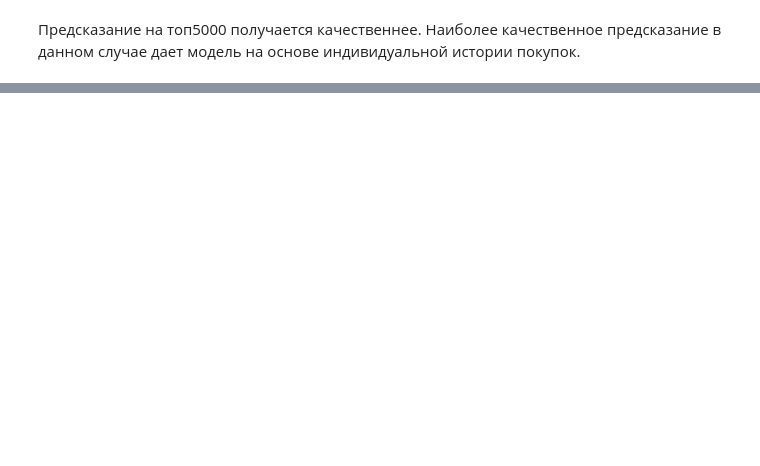
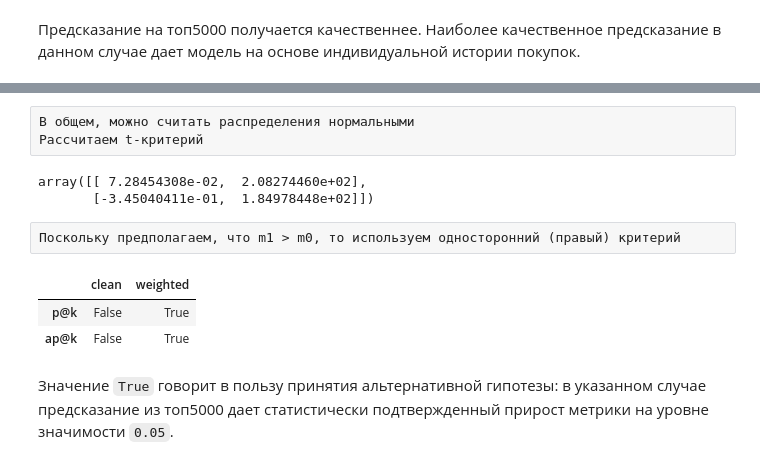
Before and after one commit to j2cry/gb_recommends, a Jupyter notebook: hw2/hw2.ipynb, the cells around one changed output, grey strips where cells are left out. Drawn from its saved outputs; the diff is of its cells as text; code cells hidden in the pictures; blank space fills up the shorter version.

Commit message:
add top5k metrics test

```diff
--- a/hw2/hw2.ipynb
+++ b/hw2/hw2.ipynb
@@ -459,0 +471,4 @@ summary.drop(columns='user_id')
+# %%
+# base parameters
+N = 150     # размер выборки средних значений метрики
+alpha = 0.05
@@ -459,0 +499,3 @@ summary.drop(columns='user_id')
+# %%
+metrics = pickle.load(open('metrics.pkl', 'rb'))
+active_columns = ['random', 'random_from_top', 'weighted_random', 'weighted_random_from_top']
@@ -459,0 +504,7 @@ summary.drop(columns='user_id')
+# %%
+for key, values in metrics.items():
+    fig, ax = plt.subplots(1, len(active_columns), figsize=(22, 4))
+    fig.suptitle(f'Проверка распределения метрики {key}')
+    for i in range(metrics[key].shape[1]):
+        st.probplot(metrics[key].T[i], dist='norm', plot=ax[i])
+        ax[i].set_title(f'{ax[i].get_title()} for `{active_columns[i]}`')
@@ -459,0 +514,28 @@ summary.drop(columns='user_id')
+# %% [raw]
+В общем, можно считать распределения нормальными
+Рассчитаем t-критерий
+# %%
+criteria = []
+
+for key, values in metrics.items():
+    m_basic = metrics[key].mean(axis=0)[0::2]
+    m_from_top = metrics[key].mean(axis=0)[1::2]
+    t = (m_from_top - m_basic) * np.sqrt(N) / metrics[key].std(ddof=1, axis=0)[0::2]
+    criteria.append(t)
+
+criteria = np.array(criteria)
+criteria
+# %% [output]
+array([[ 7.28454308e-02,  2.08274460e+02],
+       [-3.45040411e-01,  1.84978448e+02]])
+# %% [raw]
+Поскольку предполагаем, что m1 > m0, то используем односторонний (правый) критерий
+# %%
+t0R = st.t.isf(alpha, N - 1)
+pd.DataFrame(criteria >= t0R, index=['p@k', 'ap@k'], columns=['clean', 'weighted'])
+# %% [output]
+|  | clean | weighted |
+| p@k | False | True |
+| ap@k | False | True |
+# %% [markdown]
+Значение `True` говорит в пользу принятия альтернативной гипотезы: в указанном случае предсказание из топ5000 дает статистически подтвержденный прирост метрики на уровне значимости `0.05`.
```
Also changed, not shown: parts of 26 cells of this notebook, 4 other files.
